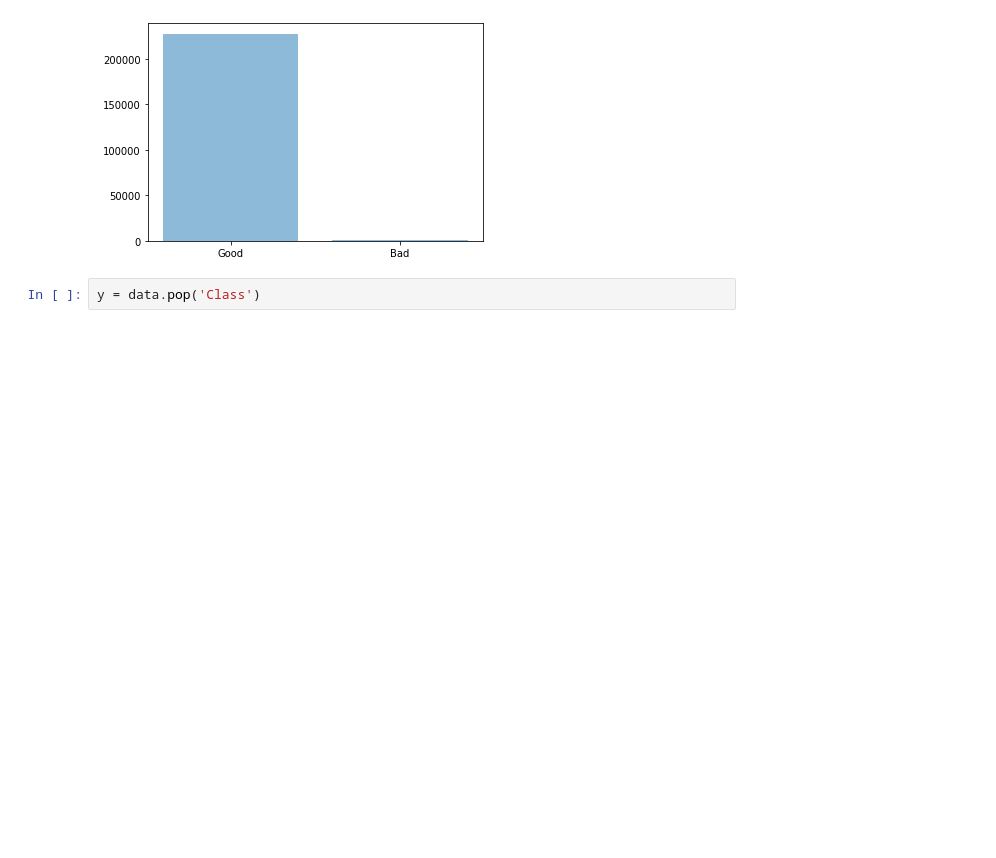
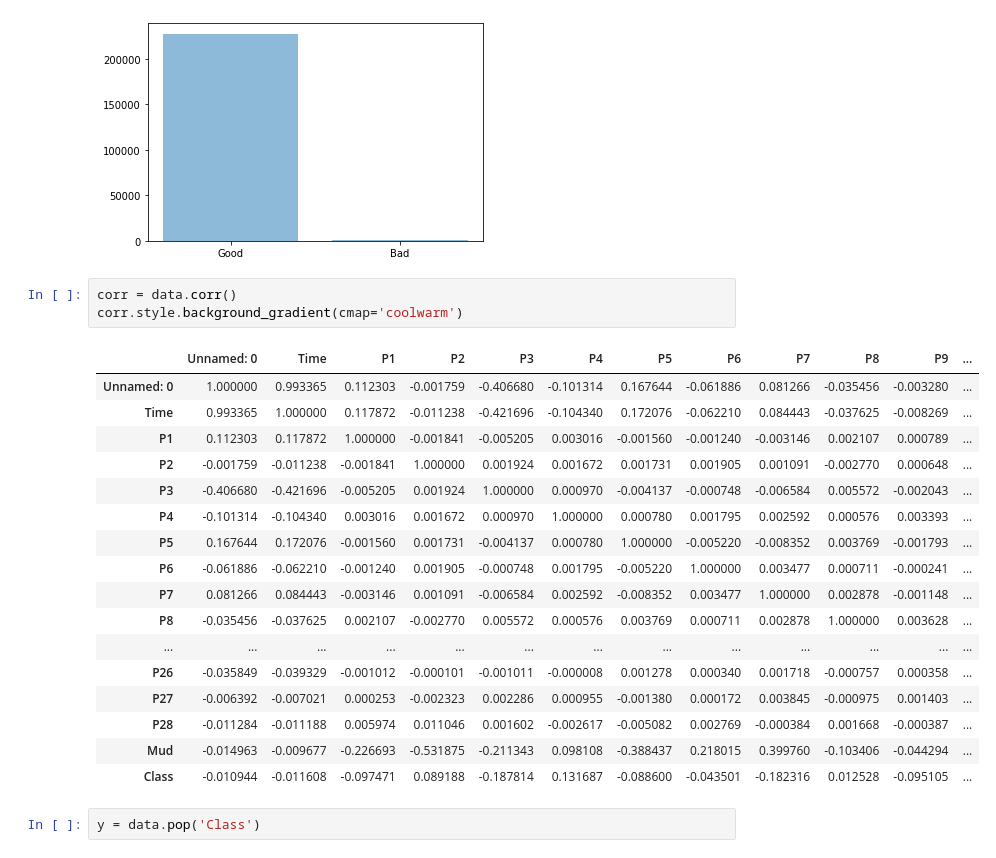
Before and after one commit to SkyXen/IITBBS_GC_Team26_PS03, a Jupyter notebook: model.ipynb, the cells around one changed output. Drawn from its saved outputs; the diff is of its cells as text; blank space fills up the shorter version.

```diff
--- a/model.ipynb
+++ b/model.ipynb
@@ -27,6 +27,27 @@ plt.bar(quality, data.Class.value_counts(), align='center', alpha=0.5)
 plt.show()
 # %% [output]
 [figure]
+# %%
+corr = data.corr()
+corr.style.background_gradient(cmap='coolwarm')
+# %% [output]
+|  | Unnamed: 0 | Time | P1 | P2 | P3 | P4 | P5 | P6 | P7 | P8 | P9 | ... |
+| Unnamed: 0 | 1.000000 | 0.993365 | 0.112303 | -0.001759 | -0.406680 | -0.101314 | 0.167644 | -0.061886 | 0.081266 | -0.035456 | -0.003280 | ... |
+| Time | 0.993365 | 1.000000 | 0.117872 | -0.011238 | -0.421696 | -0.104340 | 0.172076 | -0.062210 | 0.084443 | -0.037625 | -0.008269 | ... |
+| P1 | 0.112303 | 0.117872 | 1.000000 | -0.001841 | -0.005205 | 0.003016 | -0.001560 | -0.001240 | -0.003146 | 0.002107 | 0.000789 | ... |
+| P2 | -0.001759 | -0.011238 | -0.001841 | 1.000000 | 0.001924 | 0.001672 | 0.001731 | 0.001905 | 0.001091 | -0.002770 | 0.000648 | ... |
+| P3 | -0.406680 | -0.421696 | -0.005205 | 0.001924 | 1.000000 | 0.000970 | -0.004137 | -0.000748 | -0.006584 | 0.005572 | -0.002043 | ... |
+| P4 | -0.101314 | -0.104340 | 0.003016 | 0.001672 | 0.000970 | 1.000000 | 0.000780 | 0.001795 | 0.002592 | 0.000576 | 0.003393 | ... |
+| P5 | 0.167644 | 0.172076 | -0.001560 | 0.001731 | -0.004137 | 0.000780 | 1.000000 | -0.005220 | -0.008352 | 0.003769 | -0.001793 | ... |
+| P6 | -0.061886 | -0.062210 | -0.001240 | 0.001905 | -0.000748 | 0.001795 | -0.005220 | 1.000000 | 0.003477 | 0.000711 | -0.000241 | ... |
+| P7 | 0.081266 | 0.084443 | -0.003146 | 0.001091 | -0.006584 | 0.002592 | -0.008352 | 0.003477 | 1.000000 | 0.002878 | -0.001148 | ... |
+| P8 | -0.035456 | -0.037625 | 0.002107 | -0.002770 | 0.005572 | 0.000576 | 0.003769 | 0.000711 | 0.002878 | 1.000000 | 0.003628 | ... |
+| ... | ... | ... | ... | ... | ... | ... | ... | ... | ... | ... | ... | ... |
+| P26 | -0.035849 | -0.039329 | -0.001012 | -0.000101 | -0.001011 | -0.000008 | 0.001278 | 0.000340 | 0.001718 | -0.000757 | 0.000358 | ... |
+| P27 | -0.006392 | -0.007021 | 0.000253 | -0.002323 | 0.002286 | 0.000955 | -0.001380 | 0.000172 | 0.003845 | -0.000975 | 0.001403 | ... |
+| P28 | -0.011284 | -0.011188 | 0.005974 | 0.011046 | 0.001602 | -0.002617 | -0.005082 | 0.002769 | -0.000384 | 0.001668 | -0.000387 | ... |
+| Mud | -0.014963 | -0.009677 | -0.226693 | -0.531875 | -0.211343 | 0.098108 | -0.388437 | 0.218015 | 0.399760 | -0.103406 | -0.044294 | ... |
+| Class | -0.010944 | -0.011608 | -0.097471 | 0.089188 | -0.187814 | 0.131687 | -0.088600 | -0.043501 | -0.182316 | 0.012528 | -0.095105 | ... |
 # %%
 y = data.pop('Class')
 # %%
```
